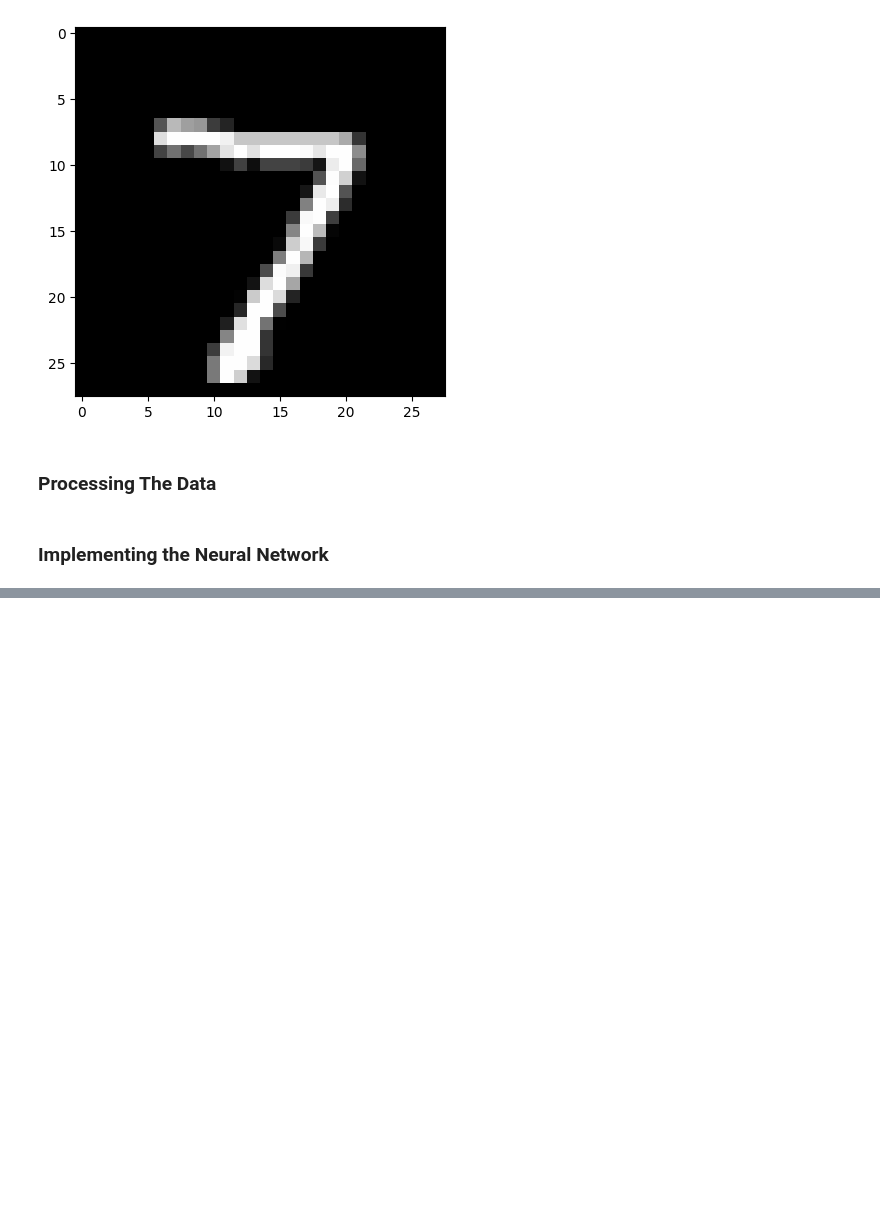
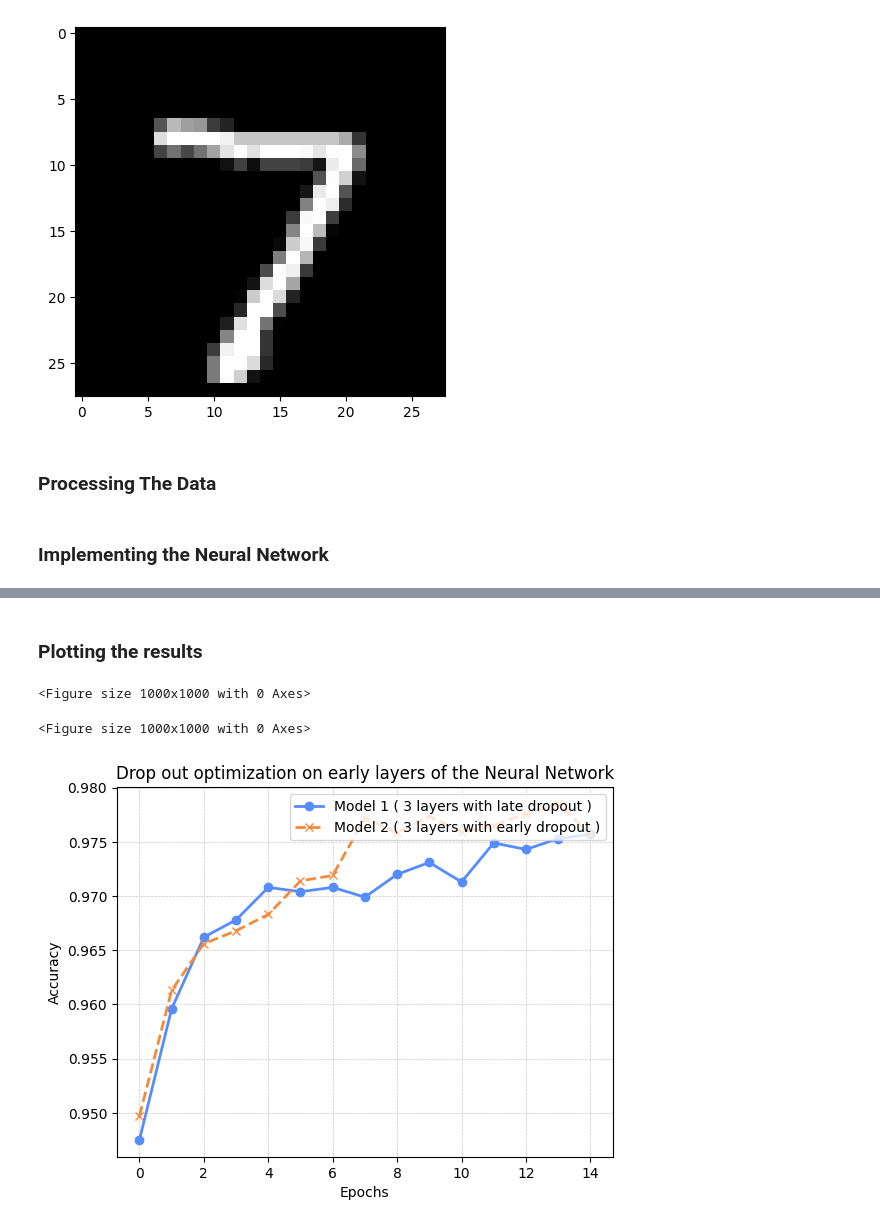
Before and after one commit to mSharifHub/SimpleDenseNeuralNetworkWithMnsit, a Jupyter notebook: deep_net.ipynb, the cells around one changed output, grey strips where cells are left out. Cells and saved outputs as stored; diff of their text form; code cells hidden in the pictures; blank space fills up the shorter version.

```diff
--- a/deep_net.ipynb
+++ b/deep_net.ipynb
@@ -95,5 +81,5 @@ model.summary()
 # %%
-model.compile(loss='categorical_crossentropy', optimizer = 'nadam', metrics = ['accuracy'])
+model1.compile(loss='categorical_crossentropy', optimizer ='nadam', metrics = ['accuracy'])
 # %%
-model.fit(X_train, y_train, batch_size=128, epochs = 128, verbose =1, validation_data = (X_valid, y_valid))
+model1_hist = model1.fit(X_train, y_train, batch_size=128, epochs = 15, verbose =1, validation_data = (X_valid, y_valid))
 # %% [output]
@@ -130,0 +105,17 @@ True classes:  [7 2 1 0 4]
+# %%
+model2 = Sequential([
+    Dense(64, activation='relu', input_shape=(784,)),
+    BatchNormalization(),
+    Dropout(0.2),
+
+    Dense(64, activation='relu'),
+    BatchNormalization(),
+
+    Dense(64, activation='relu', input_shape=(784,)),
+    BatchNormalization(),
+
+    Dense(10, activation='softmax')
+])
+model2.compile(loss='categorical_crossentropy', optimizer='nadam', metrics=['accuracy'])
+# %%
+model2_hist= model2.fit(X_train, y_train, batch_size=128, epochs = 15,verbose =1, validation_data = (X_valid, y_valid))
@@ -130,0 +140,19 @@ True classes:  [7 2 1 0 4]
+# %% [markdown]
+### Plotting the results
+# %%
+plt.figure(figsize=(10,10))
+# %% [output]
+<Figure size 1000x1000 with 0 Axes>
+<Figure size 1000x1000 with 0 Axes>
+# %%
+plt.plot(model1_hist.history['val_accuracy'], label= 'Model 1 ( 3 layers with late dropout )', marker='o', linewidth=2)
+plt.plot(model2_hist.history['val_accuracy'], label= 'Model 2 ( 3 layers with early dropout )', marker='x', linewidth=2, linestyle='--')
+
+plt.title('Drop out optimization on early layers of the Neural Network')
+plt.xlabel('Epochs')
+plt.ylabel('Accuracy')
+plt.legend(loc='upper right')
+plt.grid(True, linestyle='--', alpha=0.7)
+plt.show()
+# %% [output]
+[figure, added]
```
Also changed, not shown: parts of 12 cells of this notebook, 1 other file.
